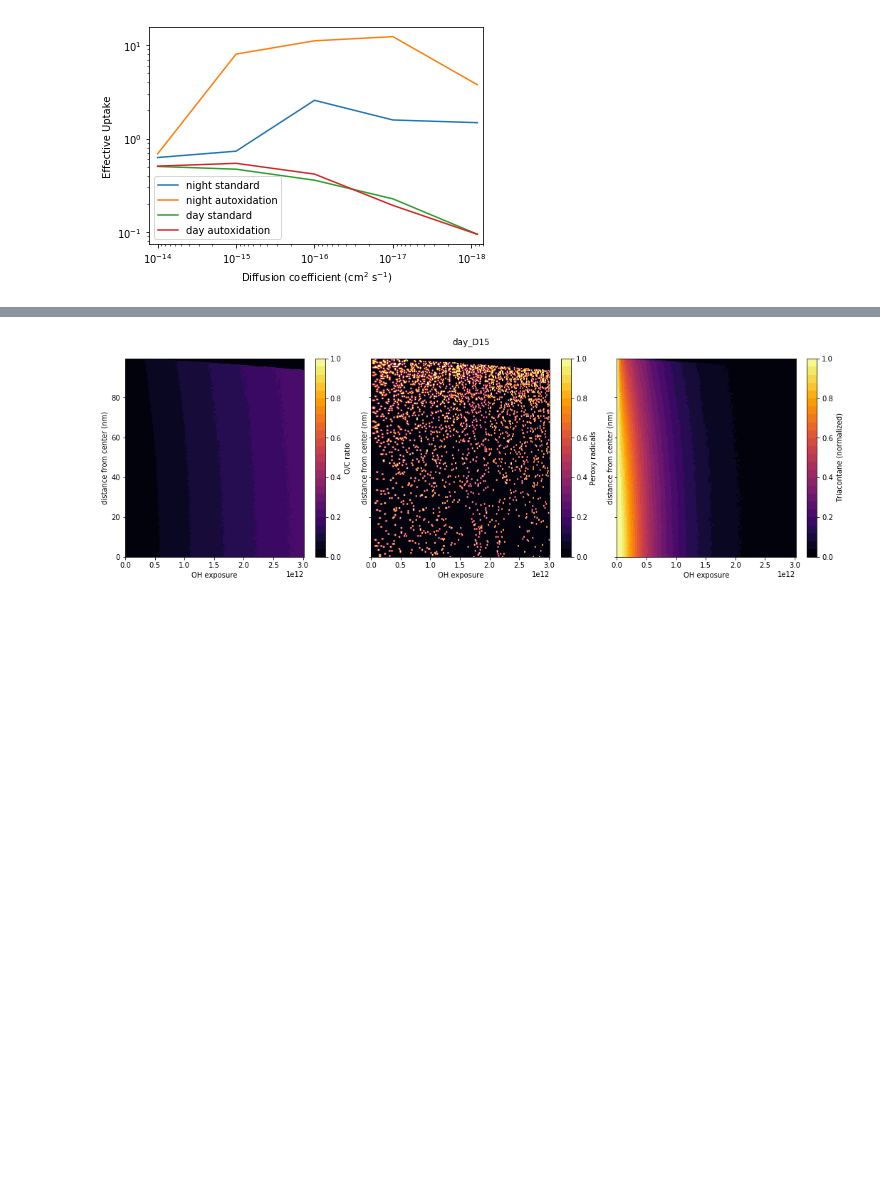
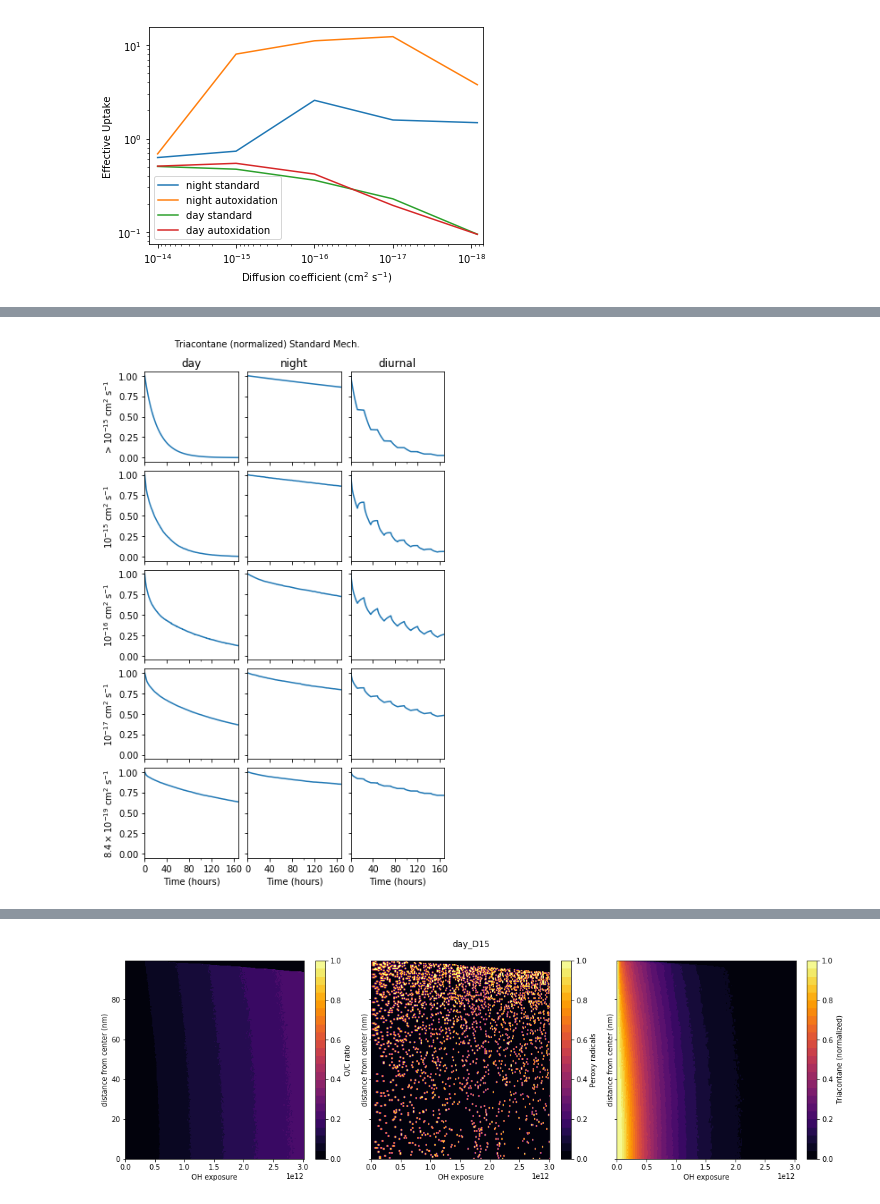
Before and after one commit to aawiegel/StackSimAnalysis, a Jupyter notebook: python/Autoxidation.ipynb, the cells around one changed output, grey strips where cells are left out. Cells and saved outputs as stored; diff of their text form; code cells hidden in the pictures; blank space fills up the shorter version.

Commit message:
weird figure

```diff
--- a/python/Autoxidation.ipynb
+++ b/python/Autoxidation.ipynb
@@ -125,0 +122,80 @@ fig.savefig(os.path.join(subdir, 'effuptake.png'),
+# %%
+# Load data to be graphed below.
+
+ScenarioData = dict()
+OC_contours = dict()
+Tri_contours = dict()
+Peroxy_contours = dict()
+
+for file in files.keys():
+    with pd.ExcelFile(os.path.join(subdir, files[file])) as xlsx:
+        ScenarioData[file] = pd.read_excel(xlsx, 'average data', header=0)
+        ScenarioData[file]['Time (hours)'] = ScenarioData[file]['Time (s)']/3600
+        Tri_contours[file] = pd.read_excel(xlsx, 'Triacontane (normalized)',
+                                         skiprows=0, index_col=0, header=1)
+        OC_contours[file] = pd.read_excel(xlsx, 'O to C ratio',
+                                        skipows=0, index_col=0, header=1)
+        Peroxy_contours[file] = pd.read_excel(xlsx, 'Peroxy radicals',
+                                            skiprows=0, index_col=0, header=1)
+# %%
+%matplotlib inline
+
+# Plot for triacontane loss without autoxidation
+
+fig, axes = plt.subplots(5, 3, sharex=True, sharey=True, figsize=(6, 10))
+
+tri_string = "Triacontane (normalized)"
+
+plt.figtext(0.2, 0.92, tri_string+" Standard Mech.")
+
+plt.subplots_adjust(wspace=0.1, hspace=0.1)
+
+i = 0
+for cond in condition:
+    j = 0
+    for D in diffusion:
+        ScenarioData[cond+"_"+D].plot(x = 'Time (hours)', y = tri_string,
+                                      ax = axes[j, i], legend=False)
+        axes[j, i].xaxis.set_major_locator(ticker.MaxNLocator(5))
+        if j == 0:
+            axes[j, i].set_title(cond)
+        if i == 0:
+            axes[j, i].set_ylabel(D_string_format[D]+r" cm$^2$ s$^{-1}$")
+        j += 1
+    i += 1
+
+fig.savefig(os.path.join(subdir, 'triacontane_vert_standard.png'),
+            fmt='png', dpi=600, bbox_inches='tight')
+
+# Plot for triacontane loss without autoxidation
+
+fig, axes = plt.subplots(5, 3, sharex=True, sharey=True, figsize=(6, 10))
+
+tri_string = "Triacontane (normalized)"
+
+plt.figtext(0.2, 0.92, tri_string+" Autoxidation")
+
+plt.subplots_adjust(wspace=0.1, hspace=0.1)
+
+i = 0
+for cond in condition:
+    j = 0
+    for D in diffusion:
+        if D == "D15" and cond == "diurnal":
+            j += 1
+            continue
+
+        ScenarioData[cond+"_"+D+"_ao"].plot(x = 'Time (hours)', y = tri_string,
+                                      ax = axes[j, i], legend=False)
+        axes[j, i].xaxis.set_major_locator(ticker.MaxNLocator(5))
+        if j == 0:
+            axes[j, i].set_title(cond)
+        if i == 0:
+            axes[j, i].set_ylabel(D_string_format[D]+r" cm$^2$ s$^{-1}$")
+        j += 1
+    i += 1
+
+fig.savefig(os.path.join(subdir, 'triacontane_vert_autoxidation.png'),
+            fmt='png', dpi=600, bbox_inches='tight')
+# %% [output]
+[figure, added]
```
Also changed, not shown: parts of 4 cells of this notebook.
